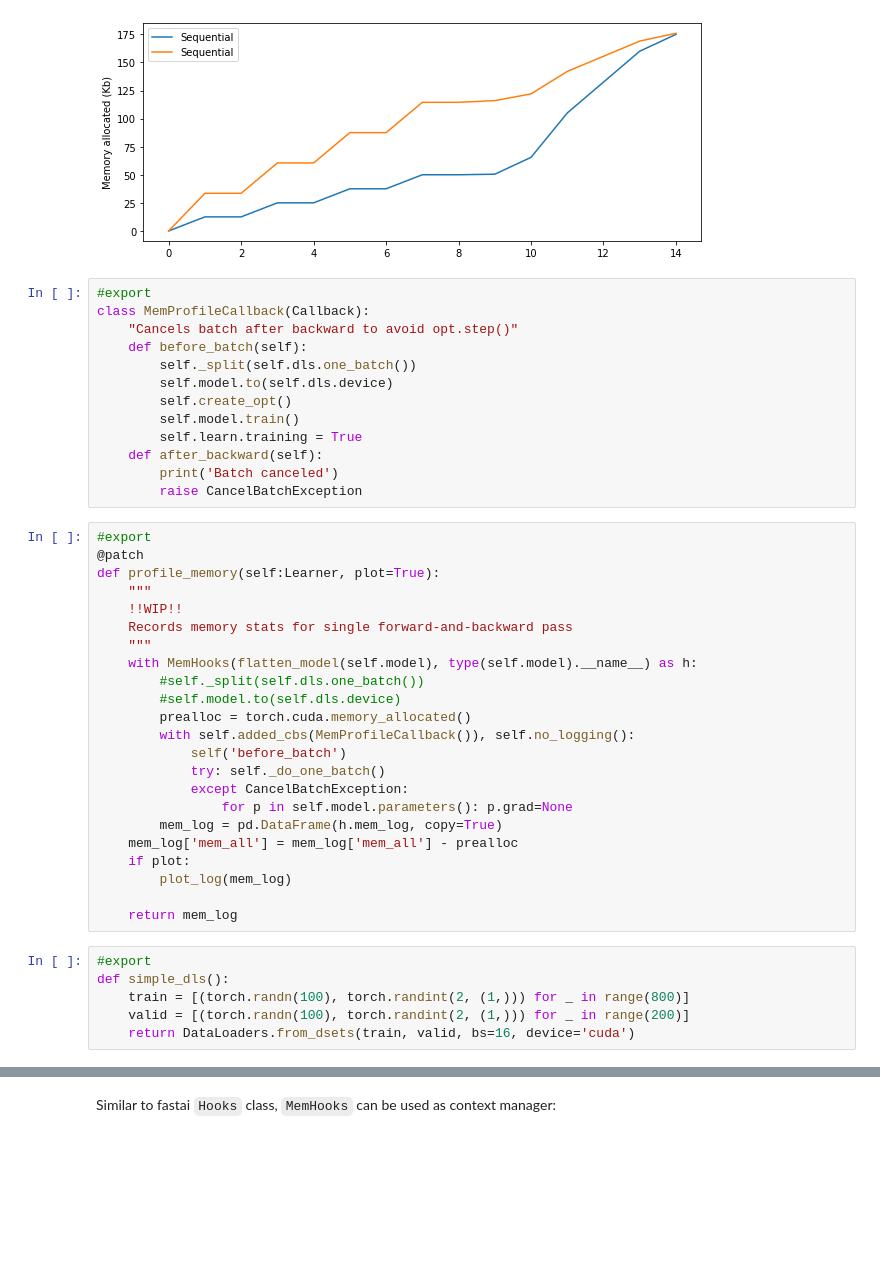
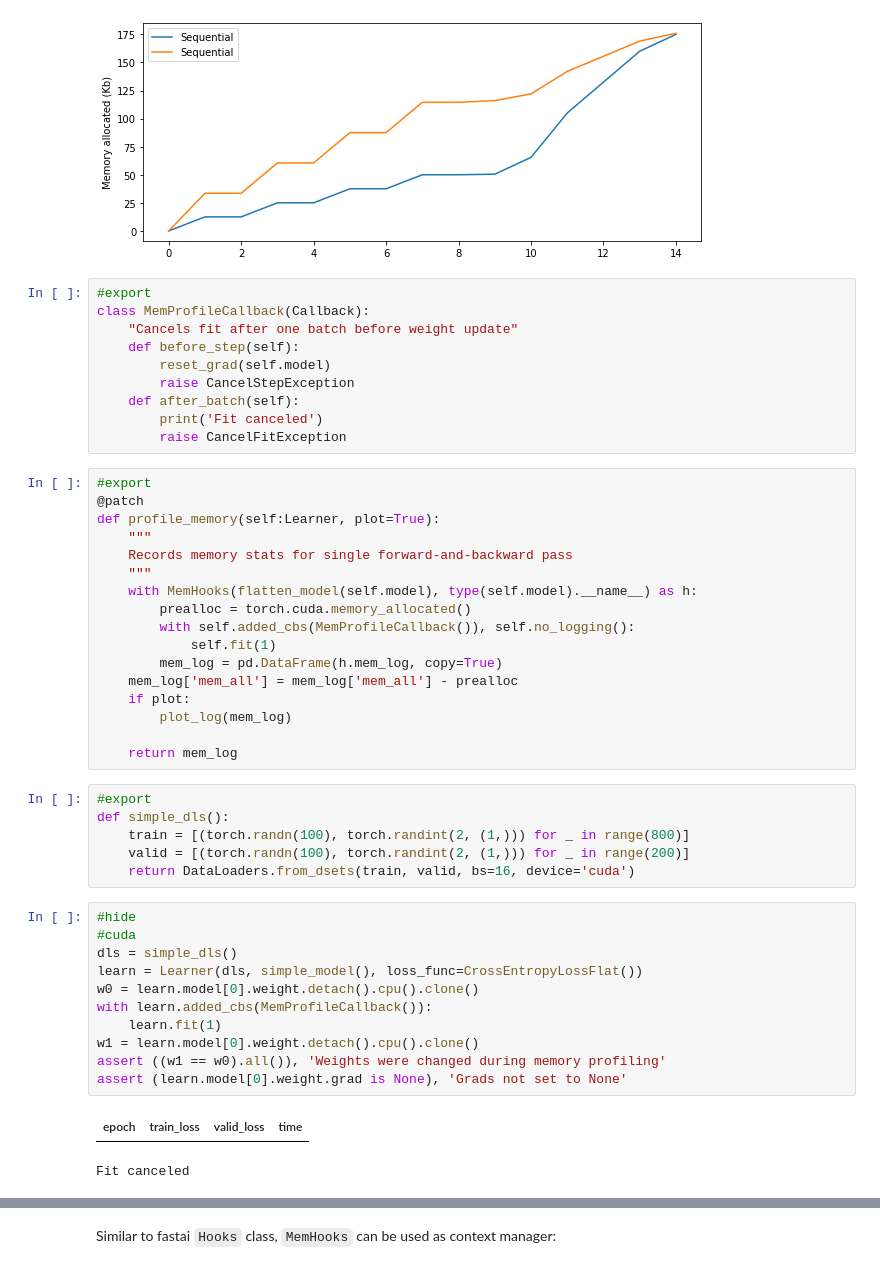
Before and after one commit to arampacha/pt_memprofile, a Jupyter notebook: 00_core.ipynb, the cells around one changed output, grey strips where cells are left out. Cells and saved outputs as stored; diff of their text form; blank space fills up the shorter version.

Commit message:
redo profile_memory method

```diff
--- a/00_core.ipynb
+++ b/00_core.ipynb
@@ -160,36 +160,27 @@ mem_log2 = memprofile(simple_model(), xb, yb, fp16=True)
 plot_logs(mem_log1, mem_log2)
 # %% [output]
 [figure]
-# %%
-#export
-class MemProfileCallback(Callback):
-    "Cancels batch after backward to avoid opt.step()"
-    def before_batch(self):
-        self._split(self.dls.one_batch())
-        self.model.to(self.dls.device)
-        self.create_opt()
-        self.model.train()
-        self.learn.training = True
-    def after_backward(self):
-        print('Batch canceled')
-        raise CancelBatchException
+# %%
+#export
+class MemProfileCallback(Callback):
+    "Cancels fit after one batch before weight update"
+    def before_step(self):
+        reset_grad(self.model)
+        raise CancelStepException
+    def after_batch(self):
+        print('Fit canceled')
+        raise CancelFitException
 # %%
 #export
 @patch
 def profile_memory(self:Learner, plot=True):
     """
-    !!WIP!!
     Records memory stats for single forward-and-backward pass
     """
     with MemHooks(flatten_model(self.model), type(self.model).__name__) as h:
-        #self._split(self.dls.one_batch())
-        #self.model.to(self.dls.device)
         prealloc = torch.cuda.memory_allocated()
         with self.added_cbs(MemProfileCallback()), self.no_logging():
-            self('before_batch')
-            try: self._do_one_batch()
-            except CancelBatchException:
-                for p in self.model.parameters(): p.grad=None
+            self.fit(1)
         mem_log = pd.DataFrame(h.mem_log, copy=True)
     mem_log['mem_all'] = mem_log['mem_all'] - prealloc
     if plot:
@@ -202,6 +193,20 @@ def simple_dls():
     train = [(torch.randn(100), torch.randint(2, (1,))) for _ in range(800)]
     valid = [(torch.randn(100), torch.randint(2, (1,))) for _ in range(200)]
     return DataLoaders.from_dsets(train, valid, bs=16, device='cuda')
+# %%
+#hide
+#cuda
+dls = simple_dls()
+learn = Learner(dls, simple_model(), loss_func=CrossEntropyLossFlat())
+w0 = learn.model[0].weight.detach().cpu().clone()
+with learn.added_cbs(MemProfileCallback()):
+    learn.fit(1)
+w1 = learn.model[0].weight.detach().cpu().clone()
+assert ((w1 == w0).all()), 'Weights were changed during memory profiling'
+assert (learn.model[0].weight.grad is None), 'Grads not set to None'
+# %% [output]
+| epoch | train_loss | valid_loss | time |
+Fit canceled
 # %%
 #cuda
 dls = simple_dls()
```
Also changed, not shown: parts of 7 cells of this notebook, 2 other files.
